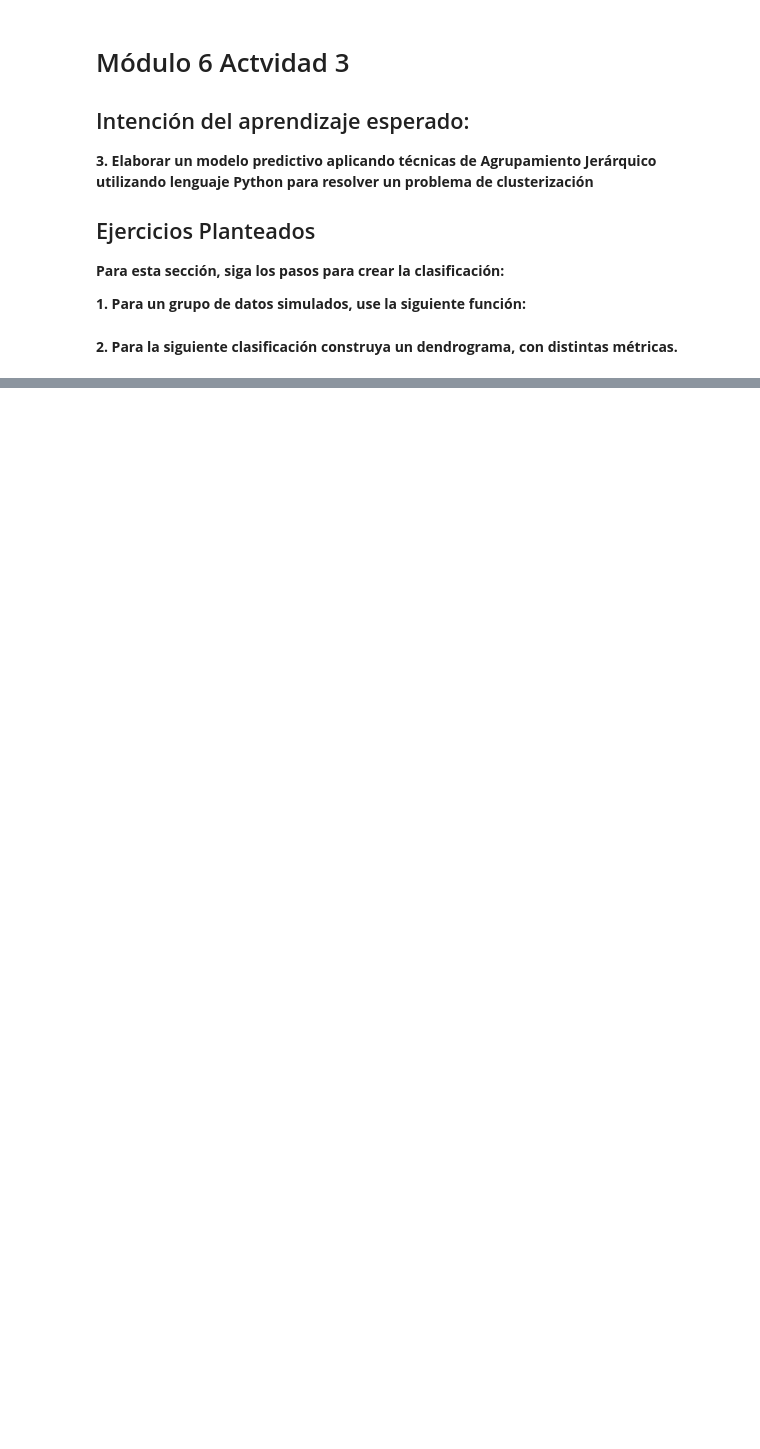
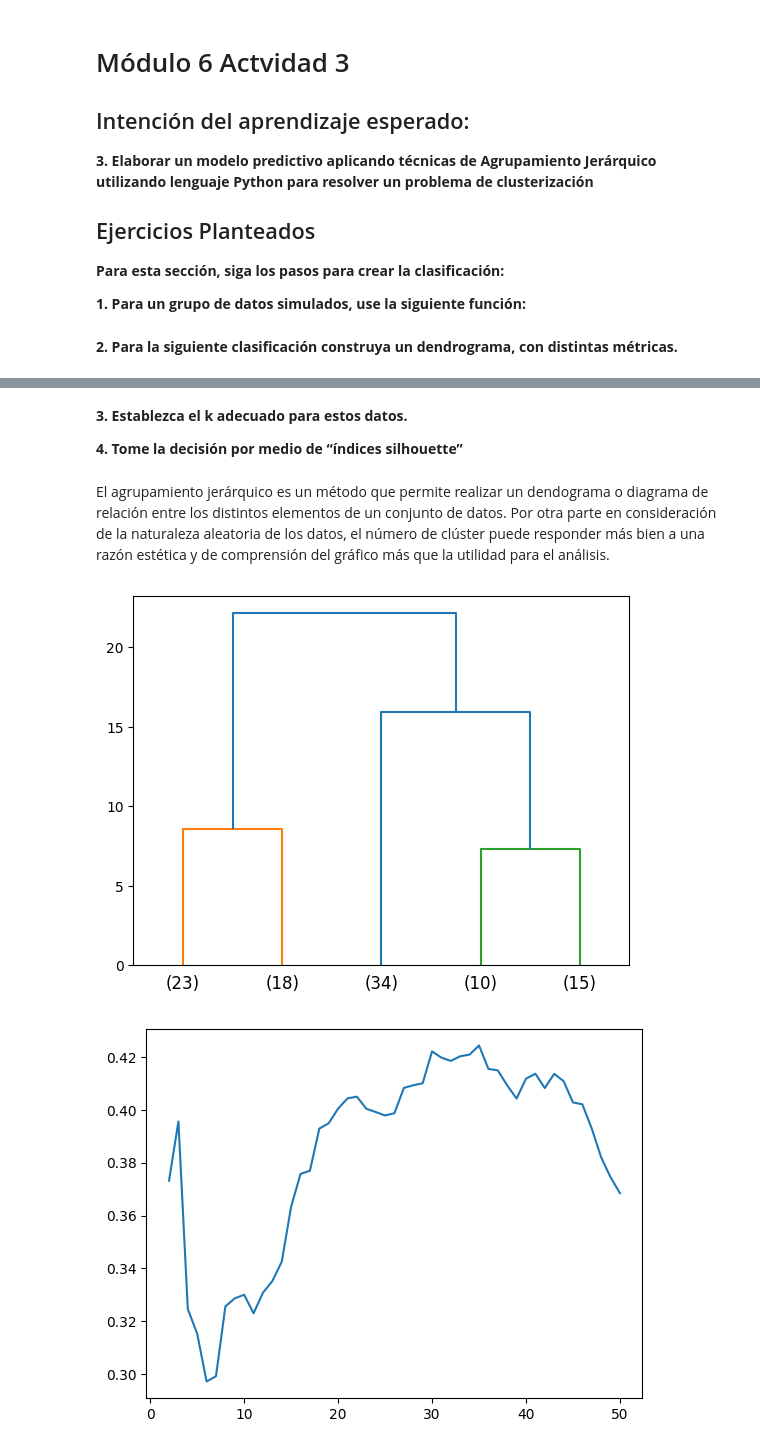
Before and after one commit to fidebravo/Modulo6, a Jupyter notebook: Modulo6_Actividad3.ipynb, the cells around one changed output, grey strips where cells are left out. Saved outputs shown, nothing was run; the diff lists cells and outputs as text; code cells hidden in the pictures; blank space fills up the shorter version.

```diff
--- a/Modulo6_Actividad3.ipynb
+++ b/Modulo6_Actividad3.ipynb
@@ -59,0 +107,39 @@ plt.show()
+# %% [markdown]
+**3. Establezca el k adecuado para estos datos.**
+
+**4. Tome la decisión por medio de “índices silhouette”**
+# %% [markdown]
+El agrupamiento jerárquico es un método que permite realizar un dendograma o diagrama de relación entre los distintos elementos de un conjunto de datos.  Por otra parte en consideración de la naturaleza aleatoria de los datos, el número de clúster puede responder más bien a una razón estética y de comprensión del gráfico más que la utilidad para el análisis.
+# %%
+from scipy.cluster.hierarchy import dendrogram, linkage
+from sklearn.metrics import silhouette_score
+
+
+Z = linkage(X, method='ward')
+
+cantidad_cluster = []
+silhouette_valores = []
+
+for i in range(2, 51):
+    cluster_labels = AgglomerativeClustering(n_clusters=i).fit_predict(X)
+
+    silhouette_avg = silhouette_score(X, cluster_labels)
+
+    cantidad_cluster.append(i)
+    silhouette_valores.append(silhouette_avg)
+
+
+num_clusters = 5
+
+dendrogram(Z, truncate_mode='lastp', p=num_clusters)
+plt.show()
+
+
+plt.plot(cantidad_cluster, silhouette_valores)
+plt.show()
+
+maximo = max(silhouette_valores)
+indice_max = silhouette_valores.index(maximo)
+# %% [output]
+[figure, added]
+[figure, added]
```
Also changed, not shown: parts of 4 cells of this notebook.
